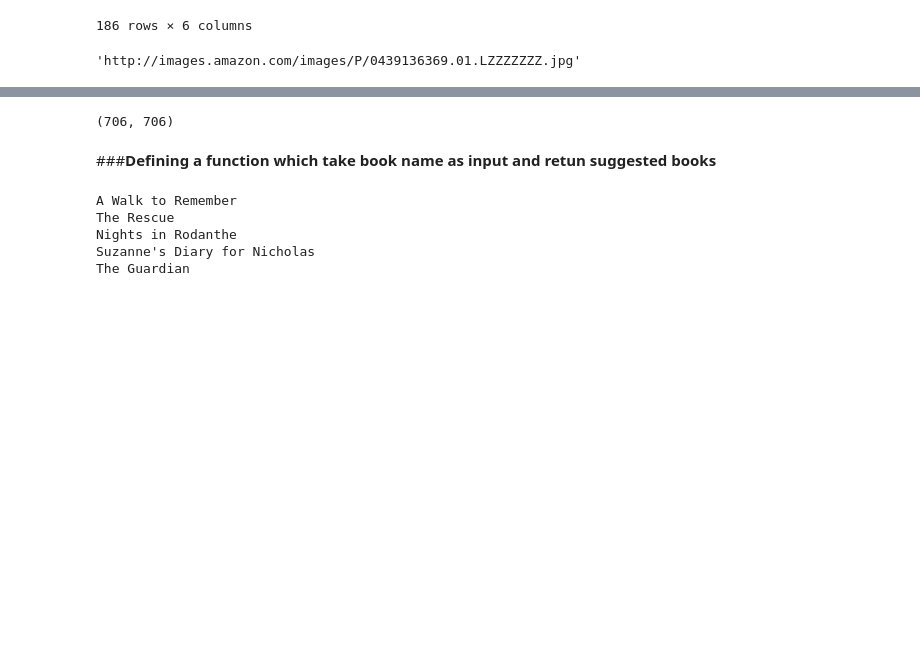
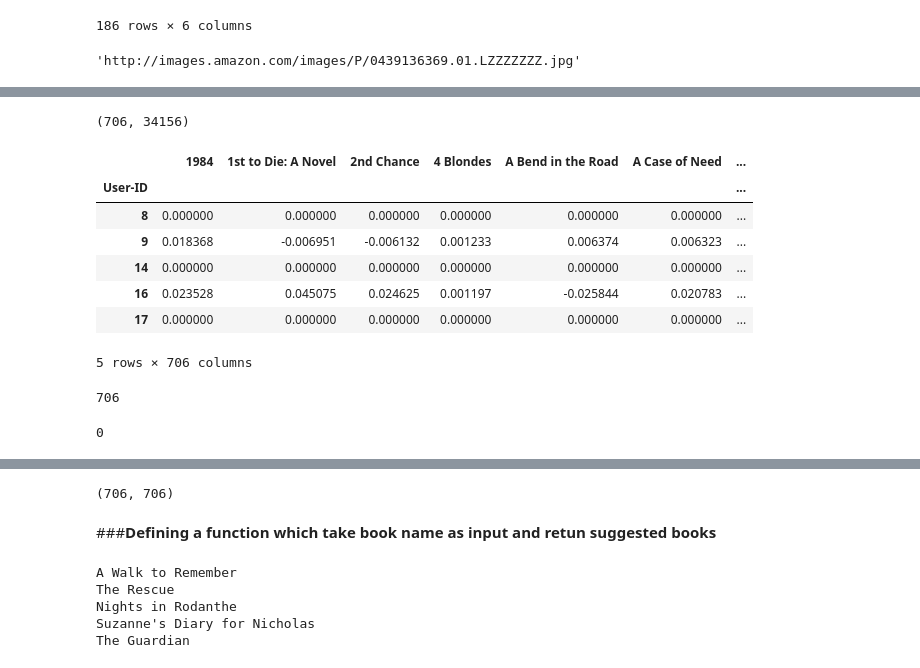
Before and after one commit to amalmon/Book-recommendation-system, a Jupyter notebook: Book_recommendation_system.ipynb, the cells around one changed output, grey strips where cells are left out. Cells and saved outputs as stored; diff of their text form; code cells hidden in the pictures; blank space fills up the shorter version.

```diff
--- a/Book_recommendation_system.ipynb
+++ b/Book_recommendation_system.ipynb
@@ -551,0 +581,3 @@ pt
+# %%
+users_ids = list(pt.index)
+users_ids[:10]
@@ -551,0 +595,6 @@ pt
+# %%
+# The number of factors to factor the user-item matrix.
+NUMBER_OF_FACTORS_MF = 15
+
+#Performs matrix factorization of the original user item matrix
+U, sigma, Vt = svds(users_items_pivot_matrix, k = NUMBER_OF_FACTORS_MF)
@@ -551,0 +609,3 @@ pt
+# %%
+sigma = np.diag(sigma)
+sigma.shape
@@ -551,0 +620,3 @@ pt
+# %%
+all_user_predicted_ratings = np.dot(np.dot(U, sigma), Vt)
+all_user_predicted_ratings
@@ -552,3 +637,28 @@ pt
+# %%
+all_user_predicted_ratings.shape
+# %% [output]
+(706, 34156)
+# %%
+#Converting the reconstructed matrix back to a Pandas dataframe
+cf_preds_df = pd.DataFrame(all_user_predicted_ratings, columns = pt.columns, index=users_ids).transpose()
+cf_preds_df.head()
+# %% [output]
+|  | 1984 | 1st to Die: A Novel | 2nd Chance | 4 Blondes | A Bend in the Road | A Case of Need | ... |
+| User-ID |  |  |  |  |  |  | ... |
+| 8 | 0.000000 | 0.000000 | 0.000000 | 0.000000 | 0.000000 | 0.000000 | ... |
+| 9 | 0.018368 | -0.006951 | -0.006132 | 0.001233 | 0.006374 | 0.006323 | ... |
+| 14 | 0.000000 | 0.000000 | 0.000000 | 0.000000 | 0.000000 | 0.000000 | ... |
+| 16 | 0.023528 | 0.045075 | 0.024625 | 0.001197 | -0.025844 | 0.020783 | ... |
+| 17 | 0.000000 | 0.000000 | 0.000000 | 0.000000 | 0.000000 | 0.000000 | ... |
+5 rows × 706 columns
+# %%
+len(cf_preds_df.columns)
+# %% [output]
+706
+# %%
+pt.duplicated().sum()
+# %% [output]
+0
 # %%
 from sklearn.metrics.pairwise import cosine_similarity
 # %%
```
Also changed, not shown: parts of 19 cells of this notebook.
